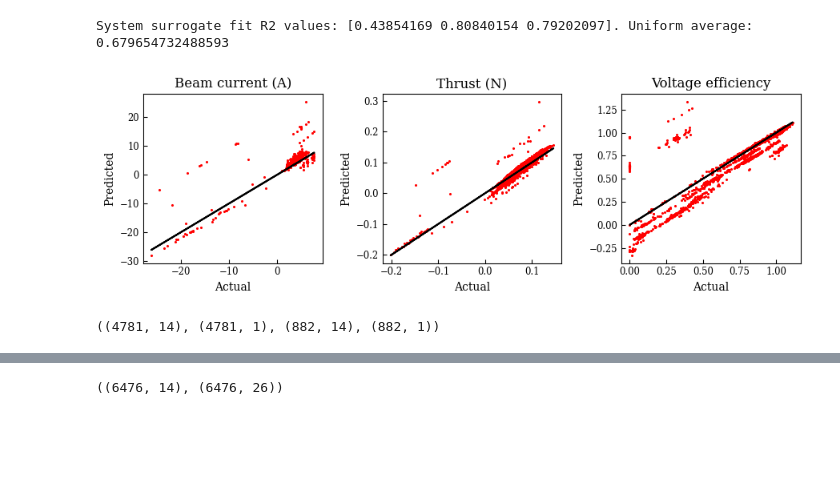
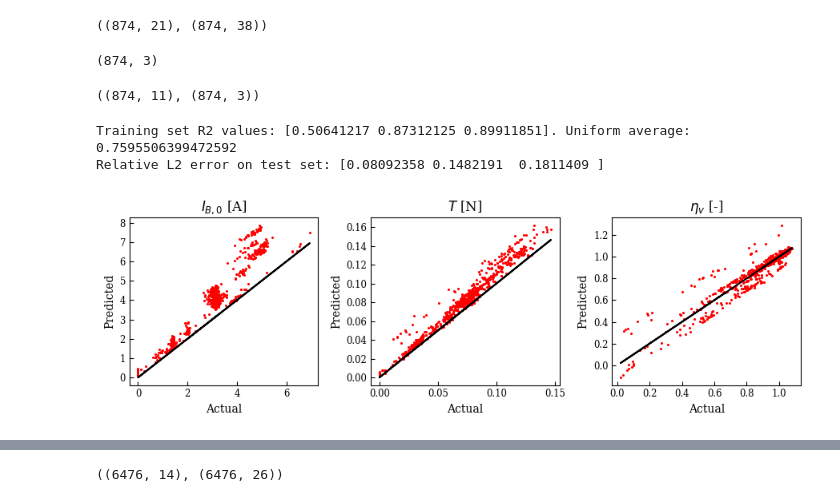
Before and after one commit to JANUS-Institute/HallThrusterPEM, a Jupyter notebook: sandbox/notebook/debug_convergence.ipynb, the cells around one changed output, grey strips where cells are left out. Drawn from its saved outputs; the diff is of its cells as text; code cells hidden in the pictures; blank space fills up the shorter version.

```diff
--- a/sandbox/notebook/debug_convergence.ipynb
+++ b/sandbox/notebook/debug_convergence.ipynb
@@ -50,20 +61,48 @@ xtrain.shape, xtest.shape, ytrain.shape, ytest.shape
+# %%
+# Load system test set
+with open(Path('../../models/data') / 'test_set.pkl', 'rb') as fd:
+    data = pickle.load(fd)
+    xtest_sys, ytest_sys = data['xt'], data['yt']
+xtest_sys.shape, ytest_sys.shape
+# %% [output]
+((874, 21), (874, 38))
+# %%
+# Get system surrogate prediction
+yt_surr = surr(xtest_sys)
+yt_surr = yt_surr[:, sys_qoi]   # (Nt, Nq)
+yt_surr.shape
+# %% [output]
+(874, 3)
+# %%
+# Convert test set to thruster inputs/outputs
+exo_in = surr.graph.nodes['Thruster']['exo_in']
+global_in = surr.graph.nodes['Thruster']['global_in']
+xtest = np.concatenate((xtest_sys[:, exo_in], ytest_sys[:, global_in]), axis=-1)    # (Nt, 11)
+ytest = ytest_sys[:, sys_qoi]                                                       # (Nt, Nq)
+xtest.shape, ytest.shape
+# %% [output]
+((874, 11), (874, 3))
 # %%
 # Test MISC surrogate on training set
 model = surr.get_component('Thruster')
-ytrain_ridge = model(xtrain)[:, [i-1 for i in qoi_idx]]
+ytrain_ridge = model(xtrain)[:, thruster_qoi]
 r2 = 1 - np.sum((ytrain_ridge - ytrain)**2, axis=0) / np.sum((ytrain_ridge - np.mean(ytrain_ridge, axis=0))**2, axis=0)
-print(f'System surrogate fit R2 values: {r2}. Uniform average: {np.mean(r2)}')
+rel_error = np.sqrt(np.mean((ytest - yt_surr)**2, axis=0)) / np.sqrt(np.mean(ytest**2, axis=0))     # (Nq,)
+print(f'Training set R2 values: {r2}. Uniform average: {np.mean(r2)}')
+print(f'Relative L2 error on test set: {rel_error}')
 
-fig, ax = plt.subplots(1, len(qoi_idx))
-labels = ['Beam current (A)', 'Thrust (N)', 'Voltage efficiency']
-for i in range(len(qoi_idx)):
-    ax[i].scatter(ytrain[:, i], ytrain_ridge[:, i], c='r', s=1.5)
-    ax[i].plot(ytrain[:, i], ytrain[:, i], '-k')
-    ax[i].set_title(labels[i])
-    ax_default(ax[i], 'Actual', 'Predicted', legend=False)
-fig.set_size_inches(9, 3)
+fig, axs = plt.subplots(1, len(sys_qoi))
+labels = [surr.coupling_vars[i].to_tex(units=True) for i in sys_qoi]
+for i in range(len(sys_qoi)):
+    ax = axs[i] if len(sys_qoi) > 1 else axs
+    ax.scatter(ytrain[:, i], ytrain_ridge[:, i], c='r', s=1.5)
+    ax.plot(ytrain[:, i], ytrain[:, i], '-k')
+    ax.set_title(labels[i])
+    ax_default(ax, 'Actual', 'Predicted', legend=False)
+fig.set_size_inches(3*len(sys_qoi), 3)
 fig.tight_layout()
 plt.show()
 # %% [output]
-System surrogate fit R2 values: [0.43854169 0.80840154 0.79202097]. Uniform average: 0.679654732488593
+Training set R2 values: [0.50641217 0.87312125 0.89911851]. Uniform average: 0.7595506399472592
+Relative L2 error on test set: [0.08092358 0.1482191  0.1811409 ]
-[figure, old version]
+[figure, new version]
@@ -85,9 +109,3 @@ yt_test = yt_test[idx, :]
-# %%
-xtrain, ytrain = xt, yt
-xtest, ytest = xt_test, yt_test
-xtrain.shape, ytrain.shape, xtest.shape, ytest.shape
-# %% [output]
-((4781, 14), (4781, 1), (882, 14), (882, 1))
 # %%
 # Test scikit-learn regression
 model = Ridge(alpha=0.1)
```
Also changed, not shown: parts of 14 cells of this notebook, 8 other files.
